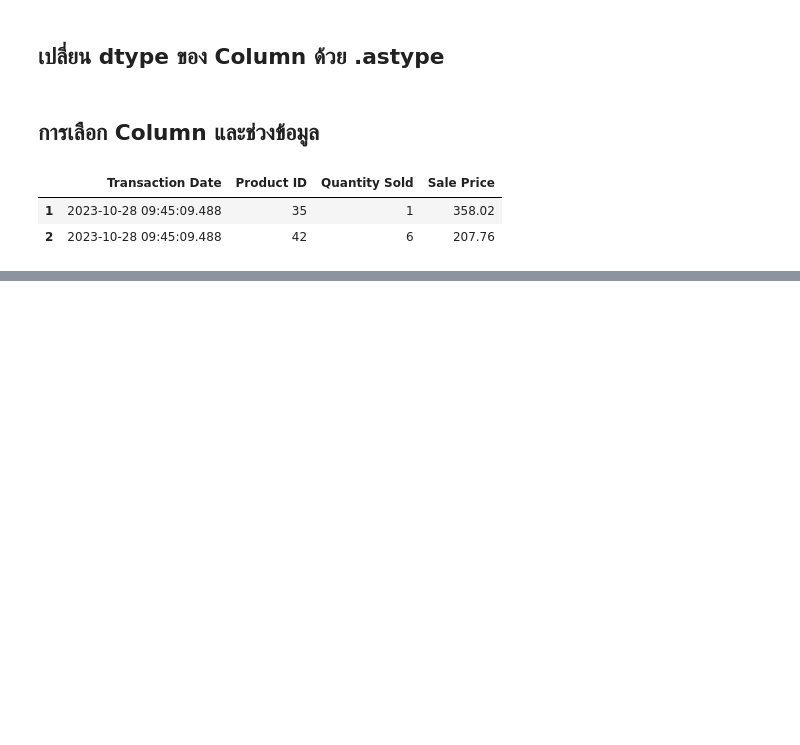
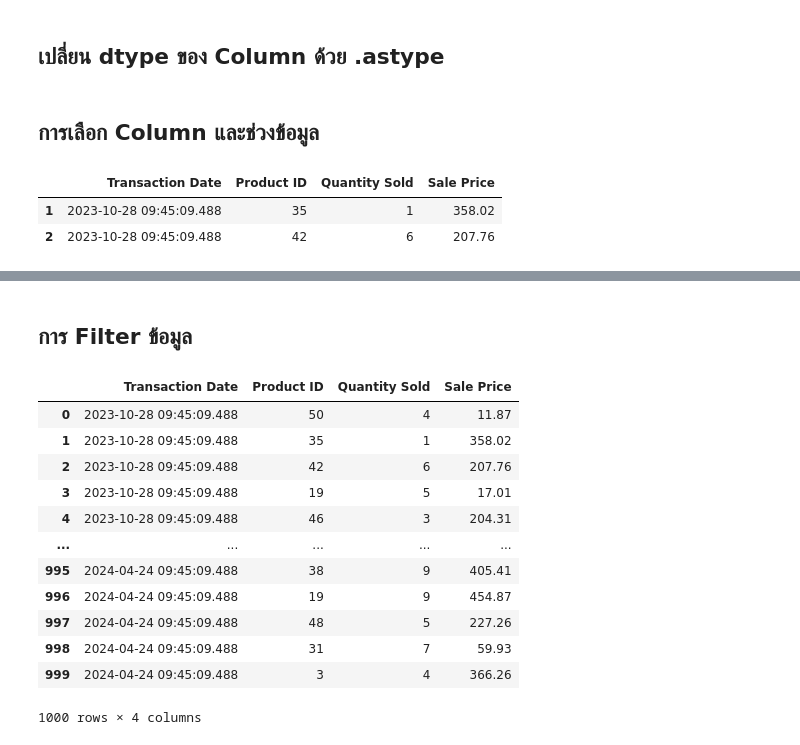
Before and after one commit to Natthapon-Sangshu/Git-DataScience, a Jupyter notebook: Pandas train.ipynb, the cells around one changed output, grey strips where cells are left out. Drawn from its saved outputs; the diff is of its cells as text; code cells hidden in the pictures; blank space fills up the shorter version.

```diff
--- a/Pandas train.ipynb
+++ b/Pandas train.ipynb
@@ -237,3 +246,9 @@ df2[df2['Name'].str.contains('David')]
 # %%
-for idx, row in df1.iterrows():
-    print('Product ID ที่ {} มียอดขาย {}'.format(row['Product ID'],row['Sale Price']))
+## Loop บน pandas for ตัวแปรเก็บค่า index ,ตัวแปรเก็บค่าทั้ง row ในตัวอย่างนี้มี 4 column ก็เก็บทั้งหมด in  df.iterrows()
+import pandas as pd
+df1 = pd.read_excel(r'D:\Data pandas - test.xlsx',sheet_name ='Sales Data')
+
+for index,rows in df1.iterrows():                        ## ตัวแปร 1 , ตัวแปร 2 in dataframe. iterrows ใน pandas
+    ## print('Product ID ที่',rows['Product ID'],'ชิ้น  มียอดขาย',rows['Sale Price'],' บาท') ## print ตัวแปรเก็บค่าrow[column]
+    ## กรณีใช้ {} คือ placeholder เก็บค่า ต้องต่อด้วย . format(ตัวแปร rows[column],ตัวแปร rows[column]
+    print('Product ID ที่ {} ชิ้น มียอดขาย {} บาท'.format(rows['Product ID'],rows['Sale Price']))
@@ -240,5 +279,23 @@ for idx, row in df1.iterrows():
+# %% [markdown]
+## การ Filter ข้อมูล
 # %%
 df1[df1['Quantity Sold']<=2]
+# %%
+df1
+# %% [output]
+|  | Transaction Date | Product ID | Quantity Sold | Sale Price |
+| 0 | 2023-10-28 09:45:09.488 | 50 | 4 | 11.87 |
+| 1 | 2023-10-28 09:45:09.488 | 35 | 1 | 358.02 |
+| 2 | 2023-10-28 09:45:09.488 | 42 | 6 | 207.76 |
+| 3 | 2023-10-28 09:45:09.488 | 19 | 5 | 17.01 |
+| 4 | 2023-10-28 09:45:09.488 | 46 | 3 | 204.31 |
+| ... | ... | ... | ... | ... |
+| 995 | 2024-04-24 09:45:09.488 | 38 | 9 | 405.41 |
+| 996 | 2024-04-24 09:45:09.488 | 19 | 9 | 454.87 |
+| 997 | 2024-04-24 09:45:09.488 | 48 | 5 | 227.26 |
+| 998 | 2024-04-24 09:45:09.488 | 31 | 7 | 59.93 |
+| 999 | 2024-04-24 09:45:09.488 | 3 | 4 | 366.26 |
+1000 rows × 4 columns
 # %%
 df1[(df1['Transaction Date'] >= '2024-04-20') & (df1['Transaction Date'] <  '2024-04-21')]
 # %%
```
Also changed, not shown: parts of 7 cells of this notebook, 1 other file.
